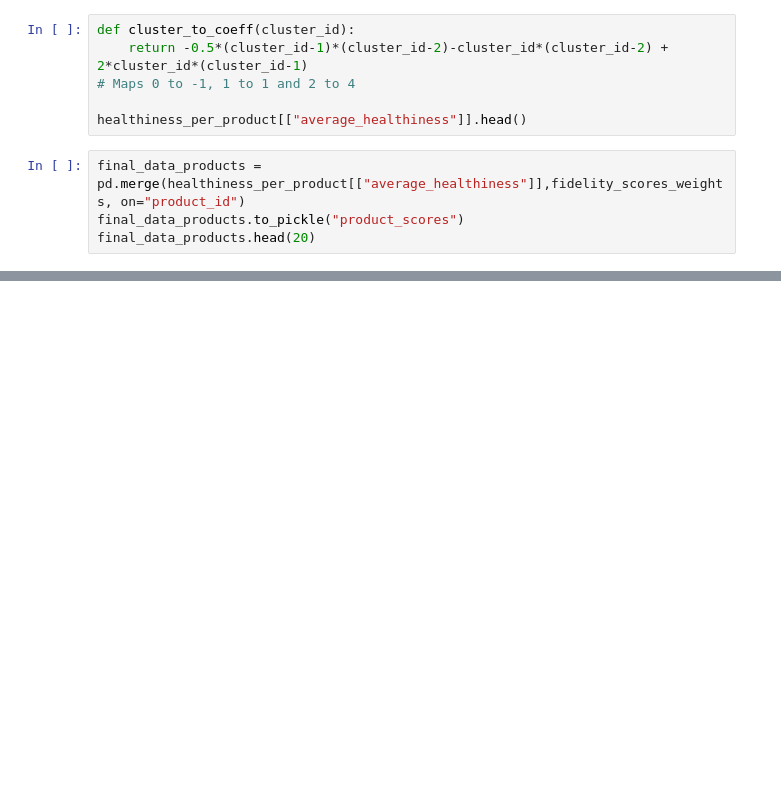
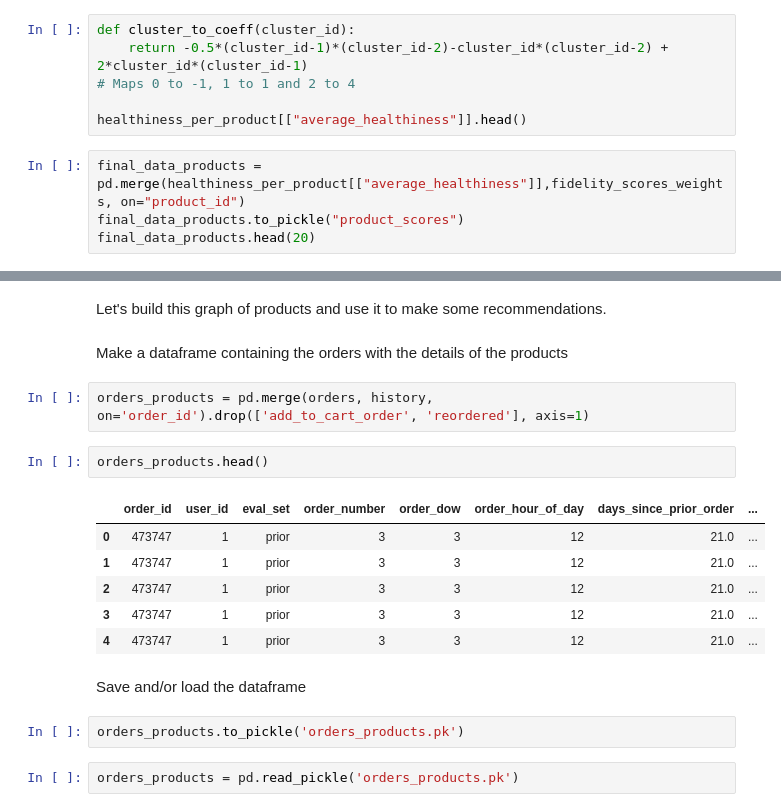
Before and after one commit to auriane81/epfl-ada-ada-2019-project-adax, a Jupyter notebook: main_project.ipynb, the cells around one changed output, grey strips where cells are left out. Drawn from its saved outputs; the diff is of its cells as text; blank space fills up the shorter version.

Commit message:
Add Ariane graph part to main

```diff
--- a/main_project.ipynb
+++ b/main_project.ipynb
@@ -1562,0 +1621,21 @@ Have fun !
+# %% [markdown]
+Let's build this graph of products and use it to make some recommendations.
+# %% [markdown]
+Make a dataframe containing the orders with the details of the products
+# %%
+orders_products = pd.merge(orders, history, on='order_id').drop(['add_to_cart_order', 'reordered'], axis=1)
+# %%
+orders_products.head()
+# %% [output]
+|  | order_id | user_id | eval_set | order_number | order_dow | order_hour_of_day | days_since_prior_order | ... |
+| 0 | 473747 | 1 | prior | 3 | 3 | 12 | 21.0 | ... |
+| 1 | 473747 | 1 | prior | 3 | 3 | 12 | 21.0 | ... |
+| 2 | 473747 | 1 | prior | 3 | 3 | 12 | 21.0 | ... |
+| 3 | 473747 | 1 | prior | 3 | 3 | 12 | 21.0 | ... |
+| 4 | 473747 | 1 | prior | 3 | 3 | 12 | 21.0 | ... |
+# %% [markdown]
+Save and/or load the dataframe
+# %%
+orders_products.to_pickle('orders_products.pk')
+# %%
+orders_products = pd.read_pickle('orders_products.pk')
```
Also changed, not shown: parts of 78 cells of this notebook.
